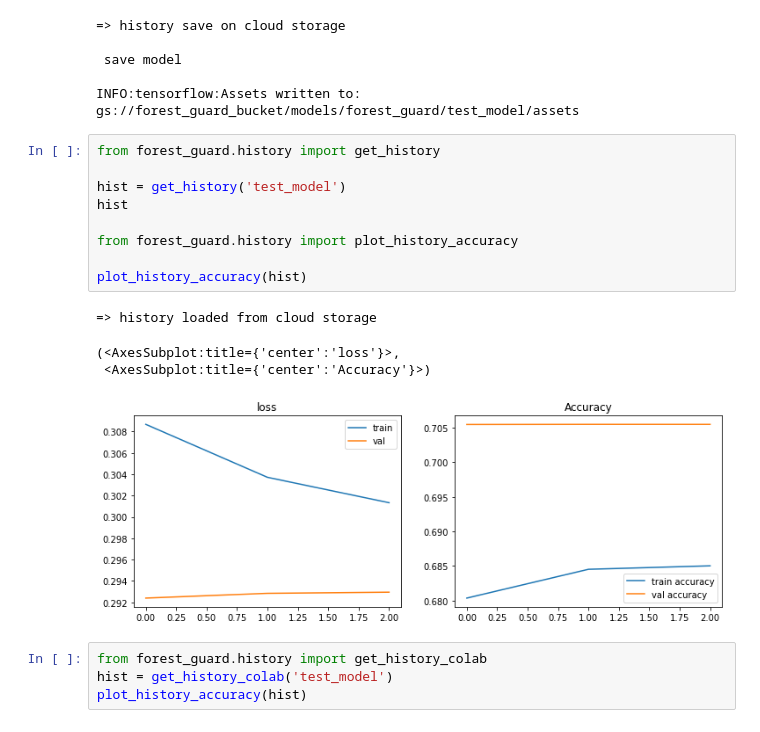
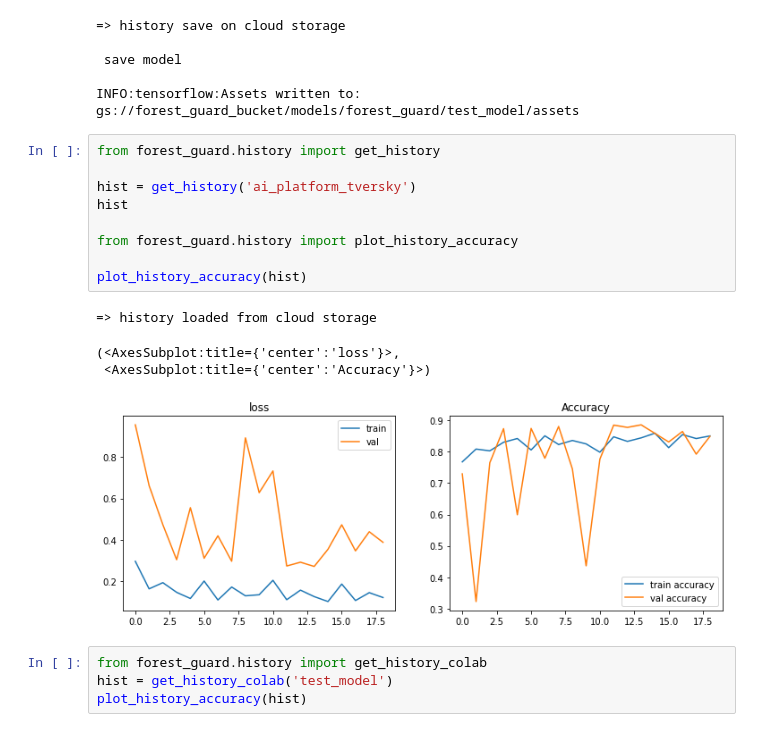
Before and after one commit to TheChwal/forest_guard, a Jupyter notebook: notebooks/JPRezler_metrics_losses.ipynb, the cells around one changed output. Saved outputs shown, nothing was run; the diff lists cells and outputs as text.

```diff
--- a/notebooks/JPRezler_test_generator.ipynb
+++ b/notebooks/JPRezler_metrics_losses.ipynb
@@ -368,17 +350,17 @@ INFO:tensorflow:Assets written to: gs://forest_guard_bucket/models/forest_guard/
 # %%
 from forest_guard.history import get_history
 
-hist = get_history('test_model')
+hist = get_history('ai_platform_tversky')
 hist
 
 from forest_guard.history import plot_history_accuracy
 
 plot_history_accuracy(hist)
 # %% [output]
 => history loaded from cloud storage
 (<AxesSubplot:title={'center':'loss'}>,
  <AxesSubplot:title={'center':'Accuracy'}>)
-[figure, old version]
+[figure, new version]
 # %%
 from forest_guard.history import get_history_colab
 hist = get_history_colab('test_model')
```
Also changed, not shown: parts of 4 cells of this notebook, 4 other files.
